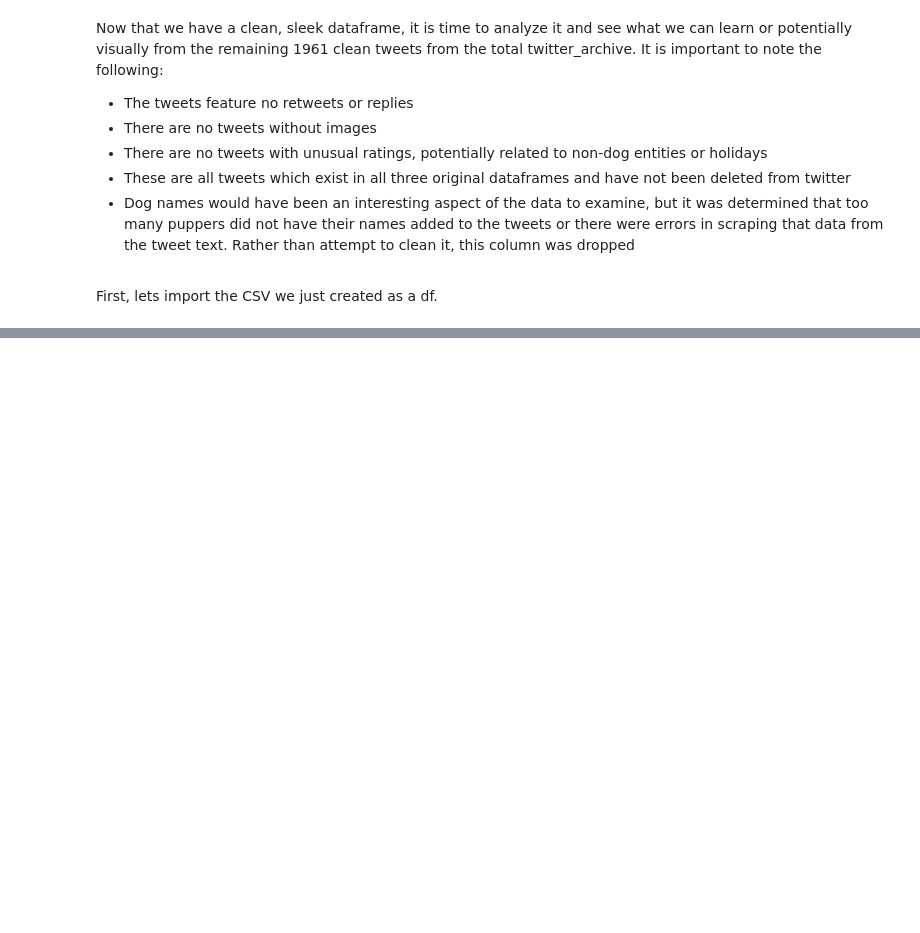
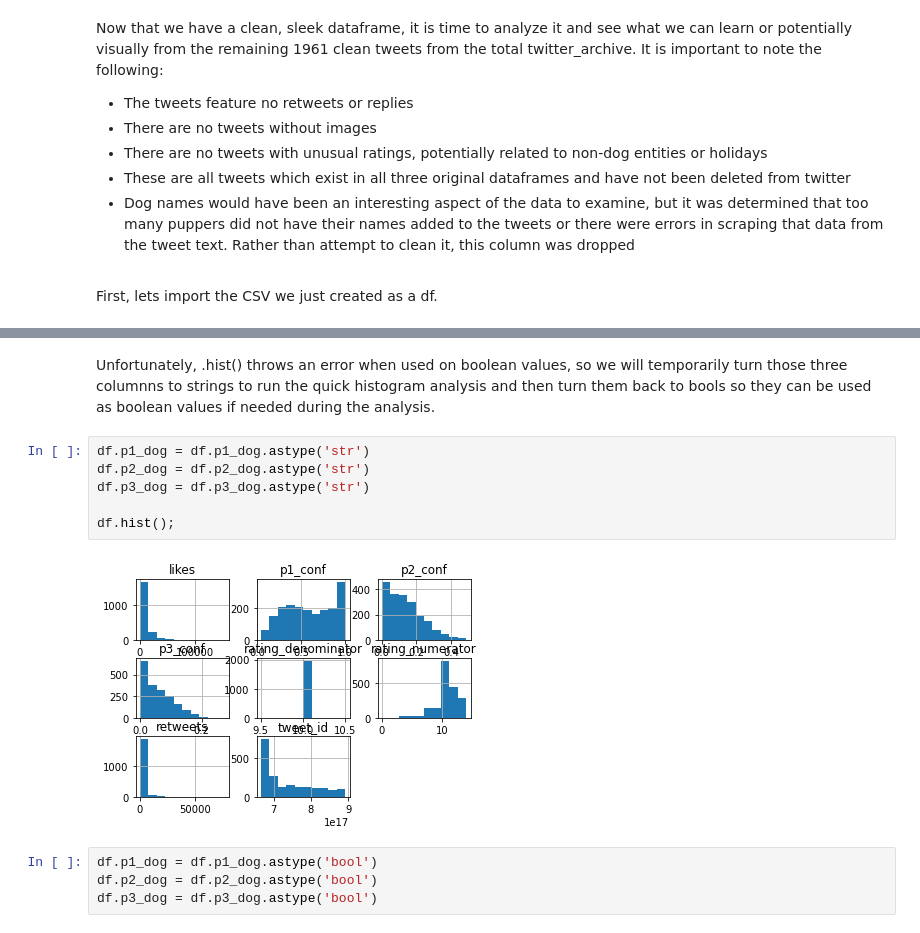
Before and after one commit to Miles-Murphy/data_wrangling_final_project, a Jupyter notebook: wrangle_act.ipynb, the cells around one changed output, grey strips where cells are left out. Cells and saved outputs as stored; diff of their text form; blank space fills up the shorter version.

```diff
--- a/wrangle_act.ipynb
+++ b/wrangle_act.ipynb
@@ -1687,0 +1720,14 @@ df.describe()
+# %% [markdown]
+Unfortunately, .hist() throws an error when used on boolean values, so we will temporarily turn those three columnns to strings to run the quick histogram analysis and then turn them back to bools so they can be used as boolean values if needed during the analysis.
+# %%
+df.p1_dog = df.p1_dog.astype('str')
+df.p2_dog = df.p2_dog.astype('str')
+df.p3_dog = df.p3_dog.astype('str')
+
+df.hist();
+# %% [output]
+[figure, added]
+# %%
+df.p1_dog = df.p1_dog.astype('bool')
+df.p2_dog = df.p2_dog.astype('bool')
+df.p3_dog = df.p3_dog.astype('bool')
```
Also changed, not shown: parts of 19 cells of this notebook, 3 other files.
